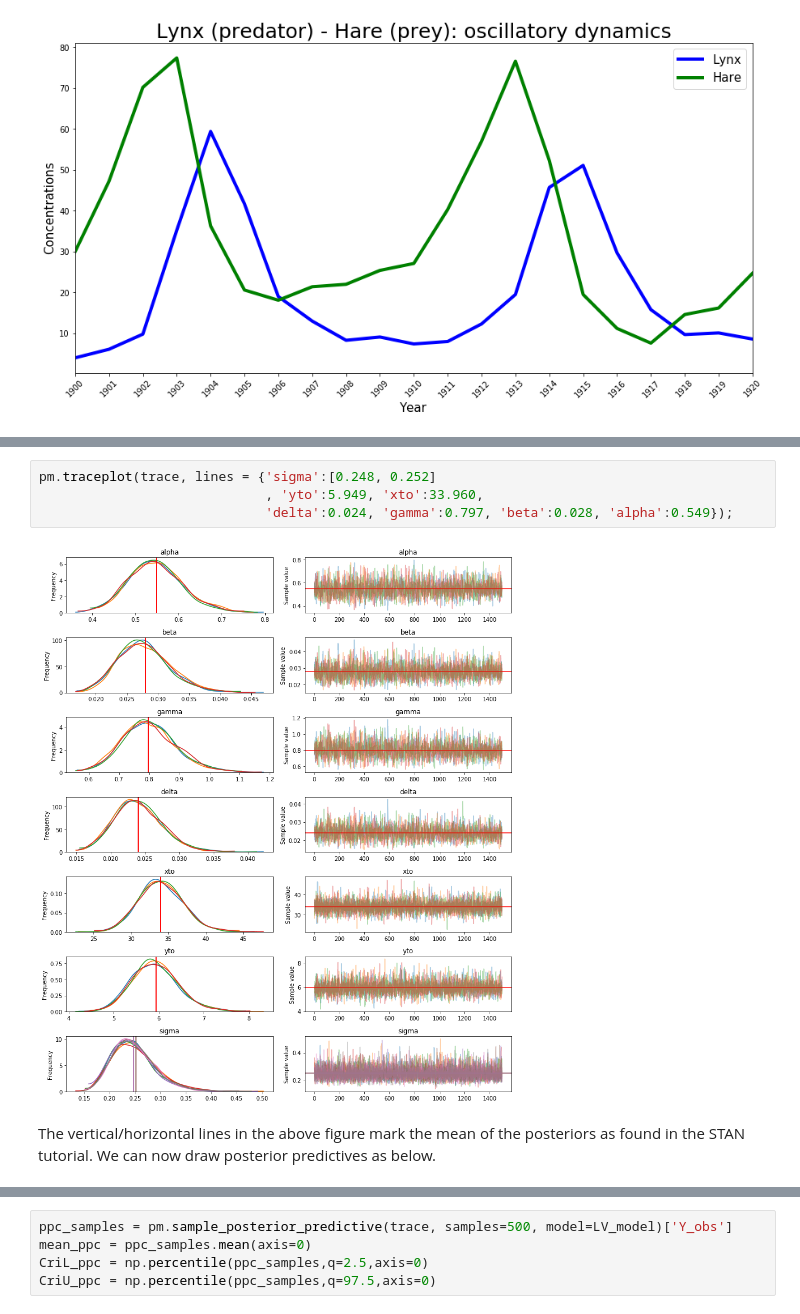
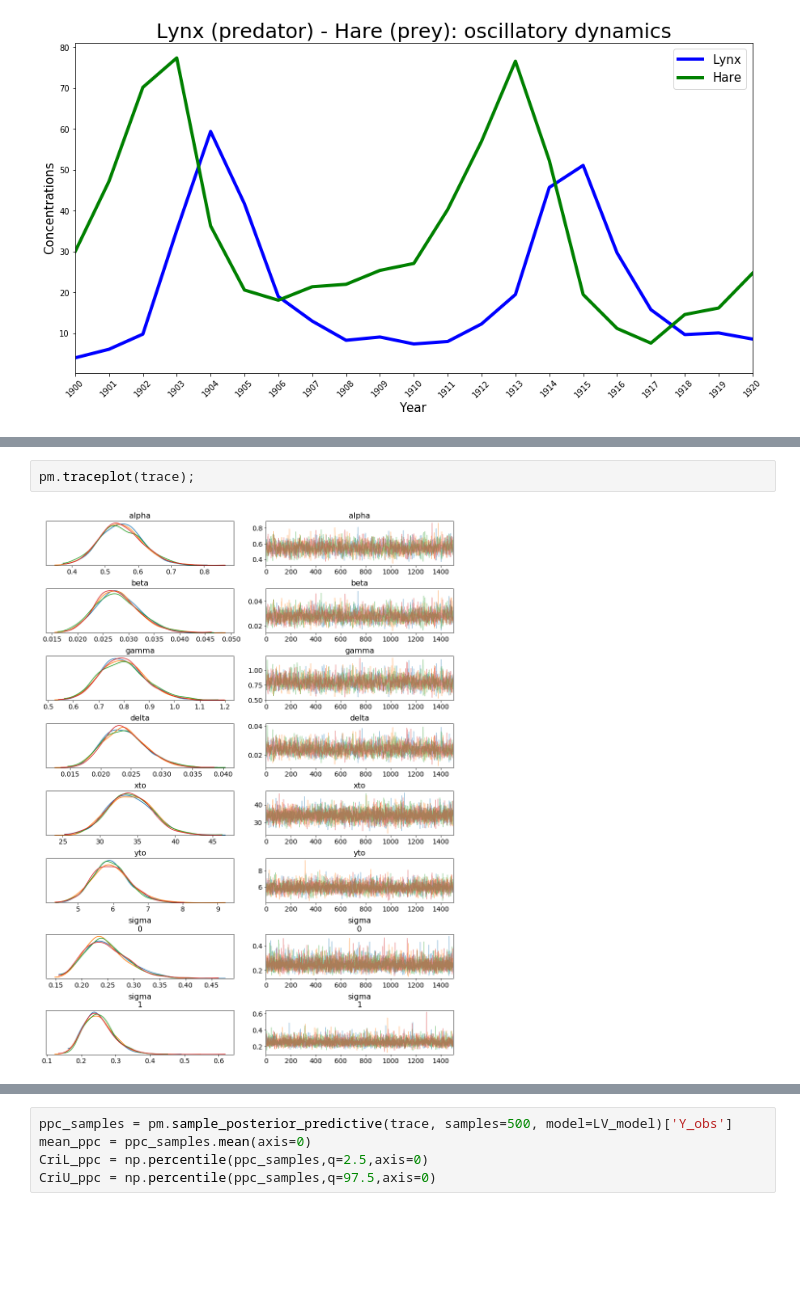
Before and after one commit to sanmitraghosh/P2M2, a Jupyter notebook: ODE_parameter_estimation.ipynb, the cells around one changed output, grey strips where cells are left out. Saved outputs shown, nothing was run; the diff lists cells and outputs as text; blank space fills up the shorter version.

```diff
--- a/ODE_parameter_estimation.ipynb
+++ b/ODE_parameter_estimation.ipynb
@@ -333,9 +325,5 @@ The acceptance probability does not match the target. It is 0.9072495388937326,
 0
-# %%
-pm.traceplot(trace, lines = {'sigma':[0.248, 0.252]
-                             , 'yto':5.949, 'xto':33.960,
-                             'delta':0.024, 'gamma':0.797, 'beta':0.028, 'alpha':0.549});
-# %% [output]
-[figure, removed]
-# %% [markdown]
-The vertical/horizontal lines in the above figure mark the mean of the posteriors as found in the STAN tutorial. We can now draw posterior predictives as below.
+# %%
+pm.traceplot(trace);
+# %% [output]
+[figure, added]
```
Also changed, not shown: parts of 17 cells of this notebook.
